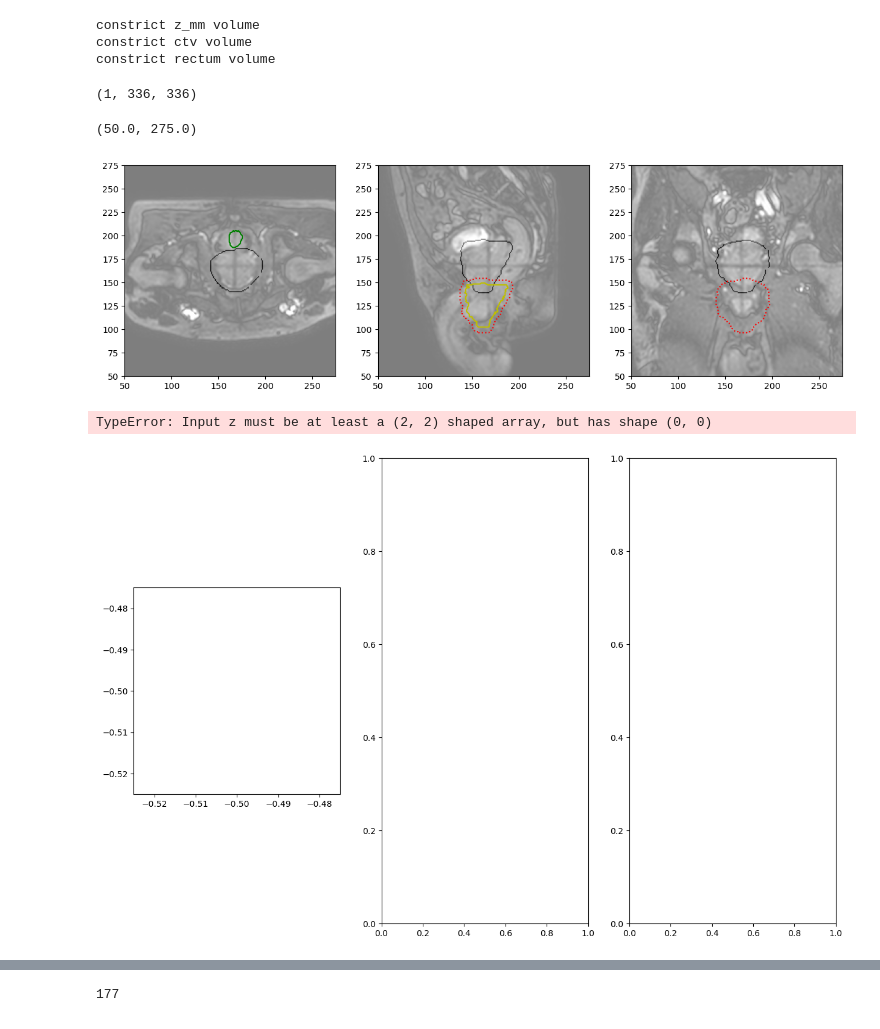
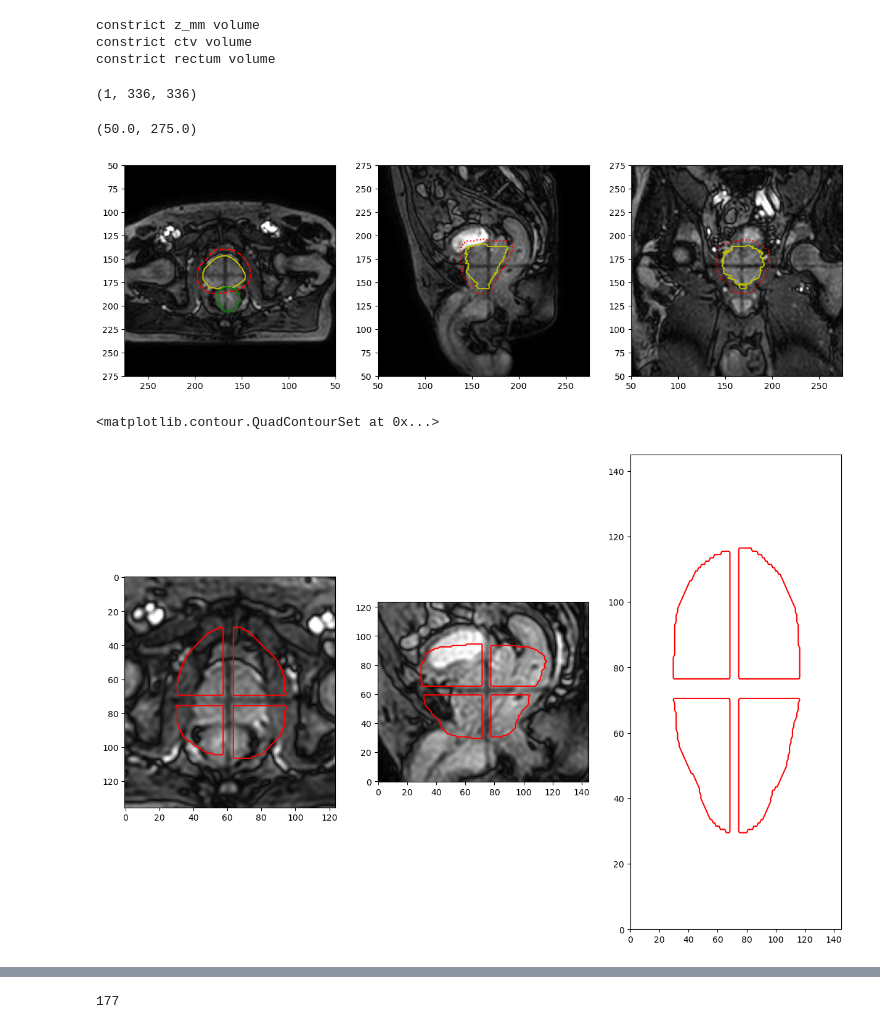
Before and after one commit to davidtilly/MRLCinema, a Jupyter notebook: notebooks/read_motion_analysis.ipynb, the cells around one changed output, grey strips where cells are left out. Saved outputs shown, nothing was run; the diff lists cells and outputs as text; code cells hidden in the pictures.

Commit message:
Make cine a 2d image (again). Working pipeline.

```diff
--- a/notebooks/read_motion_analysis.ipynb
+++ b/notebooks/read_motion_analysis.ipynb
@@ -182,40 +149,41 @@ constrict rectum volume
 f, (ax4, ax5, ax6) = plt.subplots(1, 3, figsize=(15, 10))
 
 ax4.imshow(sitk.GetArrayFromImage(time_sorted_transversal[0].image[:,:,0])[:,:], cmap='gray')
-ax4.imshow(sitk.GetArrayFromImage(time_sorted_transversal[0].mask[:,:,0])[:,:], cmap='gray', alpha=0.5)
+#ax4.imshow(sitk.GetArrayFromImage(time_sorted_transversal[0].mask[:,:,0])[:,:], cmap='gray', alpha=0.5)
 ax4.contour(z_mm.mask[:,:,168].T, levels=[0.5], colors='r', linestyles='dashed')
 ax4.contour(ctv.mask[:,:,168].T, levels=[0.5], colors='y')
 ax4.contour(rectum.mask[:,:,168].T, levels=[0.5], colors='g')
-ax4.set_xlim([50, 275])
-ax4.set_ylim([50, 275])
+ax4.set_xlim([275, 50])
+ax4.set_ylim([275, 50])
 
 print(time_sorted_sagittal[0].image.GetSize())
 
 ax5.imshow(sitk.GetArrayFromImage(time_sorted_sagittal[0].image[0,:,:]), cmap='gray')
-ax5.imshow(sitk.GetArrayFromImage(time_sorted_sagittal[0].mask[0,:,:]), cmap='gray', alpha=0.5)
+#ax5.imshow(sitk.GetArrayFromImage(time_sorted_sagittal[0].mask[0,:,:]), cmap='gray', alpha=0.5)
 ax5.contour(z_mm.mask[168,:,:].T, levels=[0.5], colors='r', linestyles='dotted')
 ax5.contour(ctv.mask[168,:,:].T, levels=[0.5], colors='y')
 ax5.set_xlim([50, 275])
 ax5.set_ylim([50, 275])
 
 ax6.imshow(sitk.GetArrayFromImage(time_sorted_coronal[0].image[:,0,:]), cmap='gray')
-ax6.imshow(sitk.GetArrayFromImage(time_sorted_coronal[0].mask[:,0,:]), cmap='gray', alpha=0.5)
+#ax6.imshow(sitk.GetArrayFromImage(time_sorted_coronal[0].mask[:,0,:]), cmap='gray', alpha=0.5)
 ax6.contour(z_mm.mask[:,168,:].T, levels=[0.5], colors='r', linestyles='dotted')
+ax6.contour(ctv.mask[:,168,:].T, levels=[0.5], colors='y')
 ax6.set_xlim([50, 275])
 ax6.set_ylim([50, 275])
 
 
 
 #ax6.contour(rectum.mask[168,:,:].T, levels=[0.5], colors='g')
 #ax6.contour(bladder.mask[168,:,:].T, levels=[0.5], colors='y')
 
 #X-axis: Increases from the patient's right to left.
 #Y-axis: Increases from the patient's anterior (front) to posterior (back).
 #Z-axis: Increases from the patient's feet to head12.
 # %% [output]
 (1, 336, 336)
 (50.0, 275.0)
-[figure, old version]
+[figure, new version]
 # %%
 #
 # Crop images
@@ -223,57 +191,47 @@ ax6.set_ylim([50, 275])
 
 pos_000 = grid.pos_000
 
-mask_transversal = create_mask_2d(z_mm.mask, grid.pos_000, grid.spacing, SliceDirection.TRANSVERSAL)
-
-dilation_distance = 10
-mask_transversal = mask_dilation(mask_transversal, dilation_distance=dilation_distance)
-mask_transversal = remove_center_cross(mask_transversal, 3)
-crop_box = find_crop_box(mask_transversal, m=5)
+mask_transversal = create_registration_mask(z_mm, time_sorted_transversal[0])
+crop_box = find_crop_box(mask_transversal, m=30)
 cines_transversal_cropped = crop_sequence(time_sorted_transversal, crop_box)
 mask_transversal_cropped = crop_image(mask_transversal, crop_box)
 mask_transversal_cropped = sitk.Cast(mask_transversal_cropped, sitk.sitkUInt8)
 
-
-mask_sagittal = create_mask_2d(z_mm.mask, grid.pos_000, grid.spacing, SliceDirection.SAGITTAL)
-mask_sagittal = mask_dilation(mask_sagittal, dilation_distance=dilation_distance)
-mask_sagittal = remove_center_cross(mask_sagittal, 3)
-crop_box = find_crop_box(mask_sagittal, m=5)
+mask_sagittal = create_registration_mask(z_mm, time_sorted_sagittal[0])
+crop_box = find_crop_box(mask_sagittal, m=30)
 cines_sagittal_cropped = crop_sequence(time_sorted_sagittal, crop_box)
 mask_sagittal_cropped = crop_image(mask_sagittal, crop_box)
 mask_sagittal_cropped = sitk.Cast(mask_sagittal_cropped, sitk.sitkUInt8)
 
-
-mask_coronal = create_mask_2d(z_mm.mask, grid.pos_000, grid.spacing, SliceDirection.CORONAL)
-mask_coronal = mask_dilation(mask_coronal, dilation_distance=dilation_distance)
-mask_coronal = remove_center_cross(mask_coronal, 3)
-crop_box = find_crop_box(mask_coronal, m=5)
+mask_coronal = create_registration_mask(z_mm, time_sorted_coronal[0])
+crop_box = find_crop_box(mask_coronal, m=30)
 cines_coronal_cropped = crop_sequence(time_sorted_coronal, crop_box)
 mask_coronal_cropped = crop_image(mask_coronal, crop_box)
 mask_coronal_cropped = sitk.Cast(mask_coronal_cropped, sitk.sitkUInt8)
 
 f, (ax1, ax2, ax3) = plt.subplots(1, 3, figsize=(15, 10))
 
-ax1.imshow(sitk.GetArrayFromImage(cines_transversal_cropped[10]).T, cmap='gray')
-ax1.contour(sitk.GetArrayFromImage(mask_transversal_cropped).T, levels=[0.5], colors='r')
+ax1.imshow(sitk.GetArrayFromImage(cines_transversal_cropped[10])[0], cmap='gray')
+ax1.contour(sitk.GetArrayFromImage(mask_transversal_cropped)[0], levels=[0.5], colors='r')
 
-ax2.imshow(sitk.GetArrayFromImage(cines_sagittal_cropped[10]).T, cmap='gray')
-ax2.contour(sitk.GetArrayFromImage(mask_sagittal_cropped).T, levels=[0.5], colors='r')
+ax2.imshow(sitk.GetArrayFromImage(cines_sagittal_cropped[10]), cmap='gray', origin='lower')
+ax2.contour(sitk.GetArrayFromImage(mask_sagittal_cropped)[:,:,0], levels=[0.5], colors='r')
 
-ax3.imshow(sitk.GetArrayFromImage(cines_coronal_cropped[10]).T, cmap='gray')
-ax3.contour(sitk.GetArrayFromImage(mask_coronal_cropped).T, levels=[0.5], colors='r')
+#ax3.imshow(sitk.GetArrayFromImage(cines_coronal_cropped[10]).reshape(149, 142), cmap='gray', origin='lower')
+ax3.contour(sitk.GetArrayFromImage(mask_coronal_cropped)[:,0,:], levels=[0.5], colors='r')
 
 
-sz = mask_transversal_cropped.GetSize()
-ax1.set_ylim([0, sz[0]])
-ax1.set_xlim([0, sz[1]])
+#sz = mask_transversal_cropped.GetSize()
+#ax1.set_ylim([0, sz[0]])
+#ax1.set_xlim([0, sz[1]])
 
-sz = mask_sagittal_cropped.GetSize()
-ax2.set_ylim([0, sz[0]])
-ax2.set_xlim([0, sz[1]])
+#sz = mask_sagittal_cropped.GetSize()
+#ax2.set_ylim([0, sz[0]])
+#ax2.set_xlim([0, sz[1]])
 
-sz = mask_coronal_cropped.GetSize()
-ax3.set_ylim([0, sz[0]])
-ax3.set_xlim([0, sz[1]])
+#sz = mask_coronal_cropped.GetSize()
+#ax3.set_ylim([0, sz[0]])
+#ax3.set_xlim([0, sz[1]])
 # %% [output]
-TypeError: Input z must be at least a (2, 2) shaped array, but has shape (0, 0)
+<matplotlib.contour.QuadContourSet at 0x...>
-[figure, old version]
+[figure, new version]
```
Also changed, not shown: parts of 10 cells of this notebook, 7 other files.
